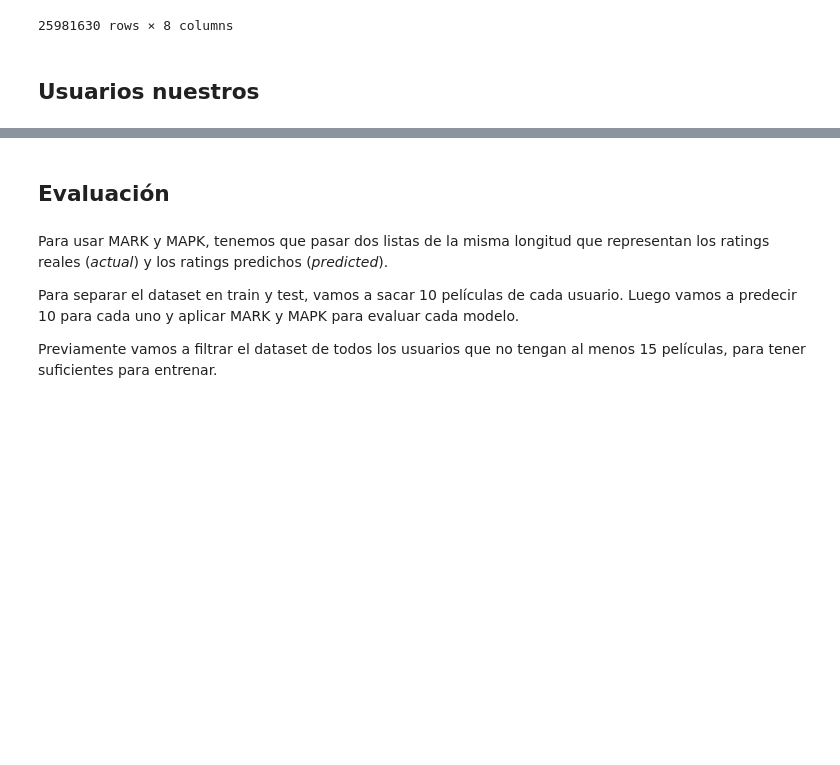
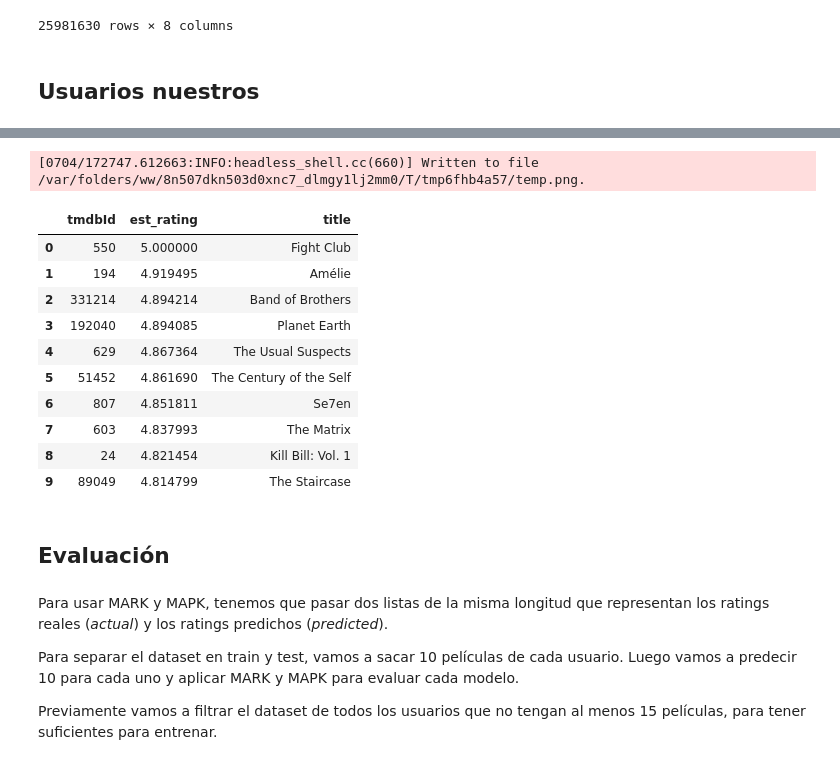
Before and after one commit to mnPanic/aa-tp, a Jupyter notebook: collaborative_surprise.ipynb, the cells around one changed output, grey strips where cells are left out. Drawn from its saved outputs; the diff is of its cells as text; code cells hidden in the pictures; blank space fills up the shorter version.

```diff
--- a/collaborative_surprise.ipynb
+++ b/collaborative_surprise.ipynb
@@ -151,3 +191,21 @@ user_id_mati = 300003
+# %%
+df = predict_ratings_for_movies(svd, user_id_mati, df_users)
+df = decorate_with_titles(df)
+dfi.export(df, "graficos/tests/collab-mati.png")
+df
+# %% [output]
+[0704/172747.612663:INFO:headless_shell.cc(660)] Written to file /var/folders/ww/8n507dkn503d0xnc7_dlmgy1lj2mm0/T/tmp6fhb4a57/temp.png.
+|  | tmdbId | est_rating | title |
+| 0 | 550 | 5.000000 | Fight Club |
+| 1 | 194 | 4.919495 | Amélie |
+| 2 | 331214 | 4.894214 | Band of Brothers |
+| 3 | 192040 | 4.894085 | Planet Earth |
+| 4 | 629 | 4.867364 | The Usual Suspects |
+| 5 | 51452 | 4.861690 | The Century of the Self |
+| 6 | 807 | 4.851811 | Se7en |
+| 7 | 603 | 4.837993 | The Matrix |
+| 8 | 24 | 4.821454 | Kill Bill: Vol. 1 |
+| 9 | 89049 | 4.814799 | The Staircase |
 # %% [markdown]
 ## Evaluación
 # %% [markdown]
```
Also changed, not shown: parts of 3 cells of this notebook, 3 other files.
